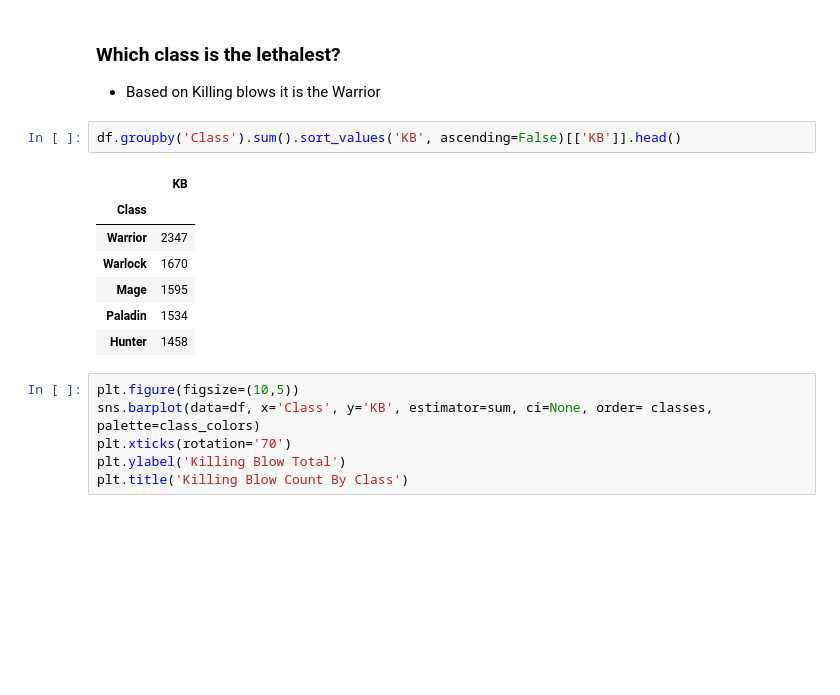
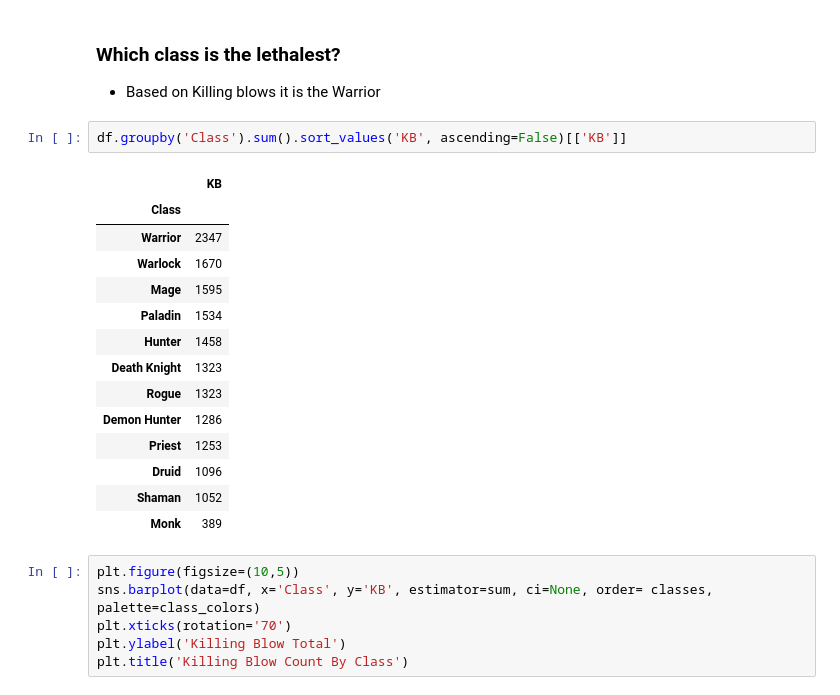
Before and after one commit to StevenGaris/world_of_warcraft_battleground, a Jupyter notebook: analysis_wow_bg.ipynb, the cells around one changed output. Drawn from its saved outputs; the diff is of its cells as text; blank space fills up the shorter version.

```diff
--- a/analysis_wow_bg.ipynb
+++ b/analysis_wow_bg.ipynb
@@ -138,15 +287,22 @@ win_loss.sort_values('avg_win_percent', ascending=False)
 
 - Based on Killing blows it is the Warrior
 # %%
-df.groupby('Class').sum().sort_values('KB', ascending=False)[['KB']].head()
+df.groupby('Class').sum().sort_values('KB', ascending=False)[['KB']]
 # %% [output]
 |  | KB |
 | Class |  |
 | Warrior | 2347 |
 | Warlock | 1670 |
 | Mage | 1595 |
 | Paladin | 1534 |
 | Hunter | 1458 |
+| Death Knight | 1323 |
+| Rogue | 1323 |
+| Demon Hunter | 1286 |
+| Priest | 1253 |
+| Druid | 1096 |
+| Shaman | 1052 |
+| Monk | 389 |
 # %%
 plt.figure(figsize=(10,5))
 sns.barplot(data=df, x='Class', y='KB', estimator=sum, ci=None, order= classes, palette=class_colors)
```
Also changed, not shown: parts of 41 cells of this notebook.
